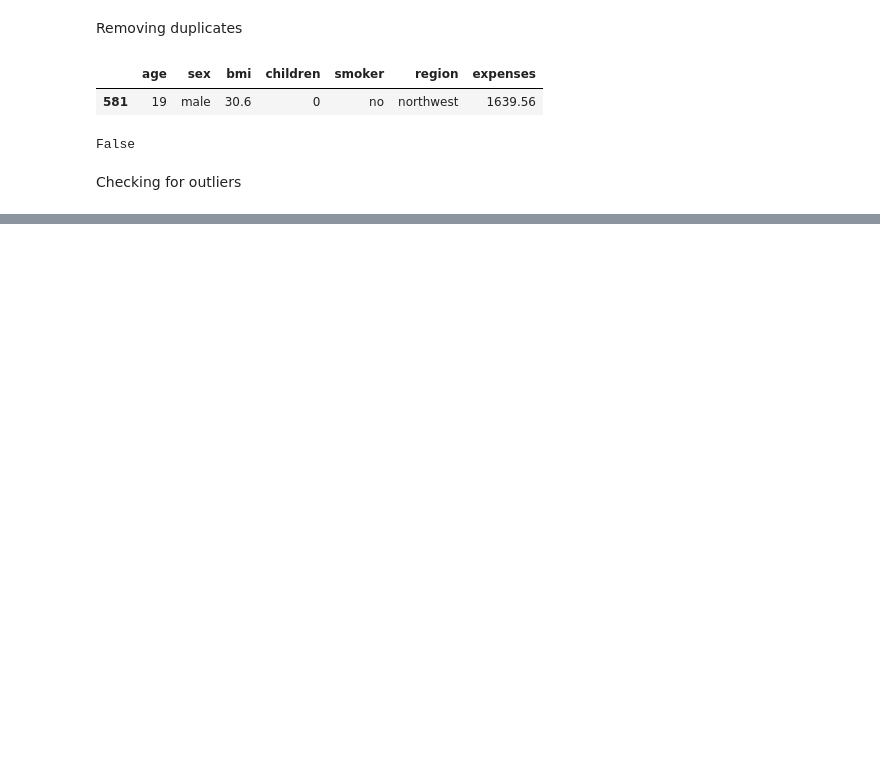
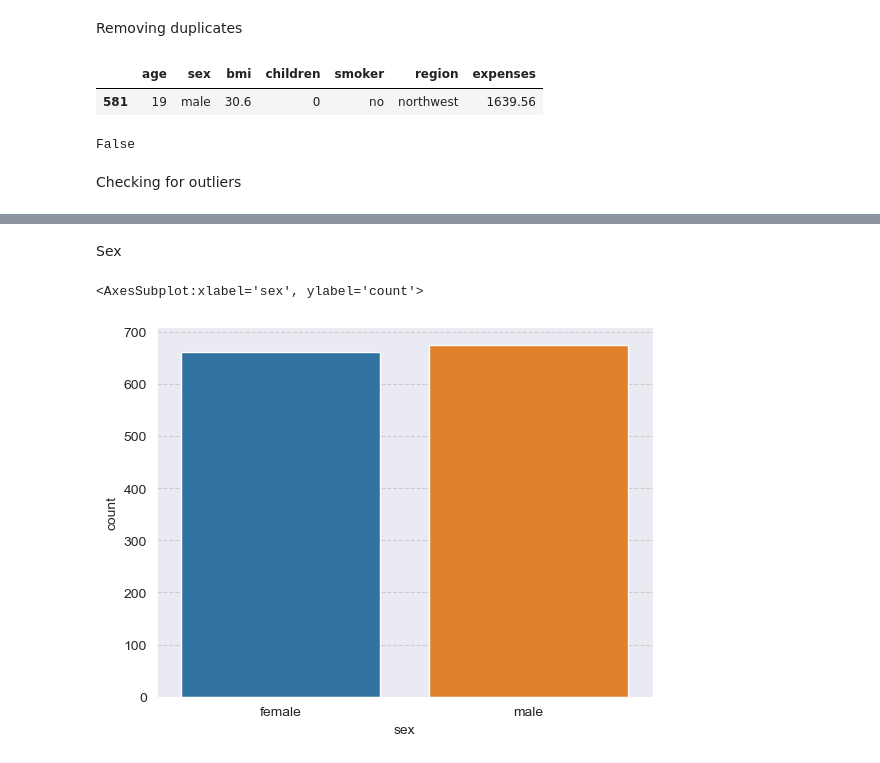
Before and after one commit to George-Mbugua/Predicting-Insurance-Premiums-A-Multiple-Linear-Regression-Model, a Jupyter notebook: Untitled-1.ipynb, the cells around one changed output, grey strips where cells are left out. Drawn from its saved outputs; the diff is of its cells as text; code cells hidden in the pictures; blank space fills up the shorter version.

```diff
--- a/Untitled-1.ipynb
+++ b/Untitled-1.ipynb
@@ -173,0 +187,7 @@ From the box plots above, bmi and expenses contain several outliers but there ar
+# %% [markdown]
+Sex
+# %%
+sns.countplot(data=insurance_data, x='sex')
+# %% [output]
+<AxesSubplot:xlabel='sex', ylabel='count'>
+[figure, added]
```
Also changed, not shown: parts of 19 cells of this notebook.
